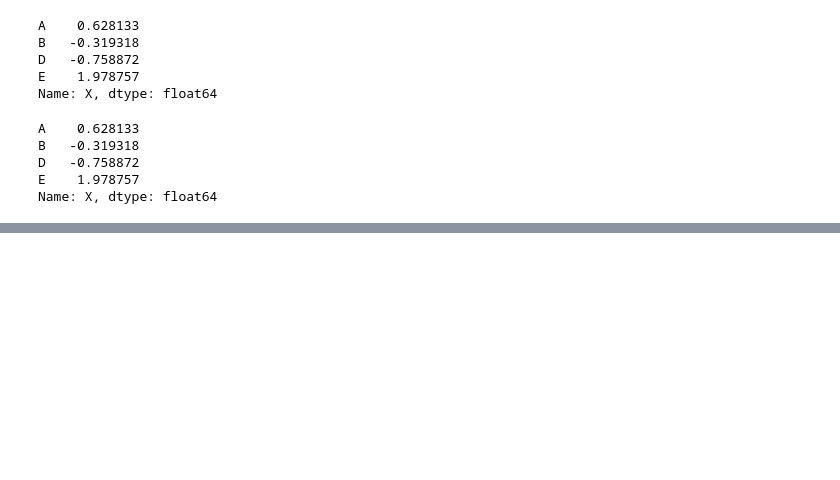
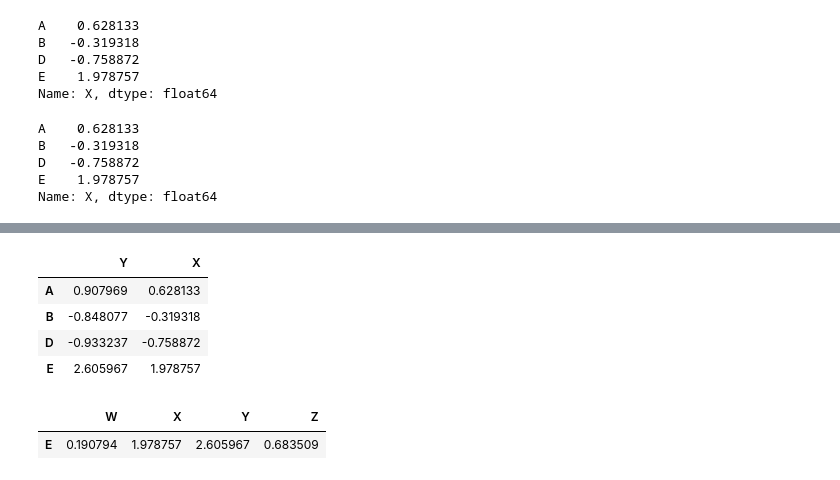
Before and after one commit to ruhulamin005/Data-Science-introduction, a Jupyter notebook: Pandas/Pandas DataFrame.ipynb, the cells around one changed output, grey strips where cells are left out. Cells and saved outputs as stored; diff of their text form; code cells hidden in the pictures; blank space fills up the shorter version.

```diff
--- a/Pandas/Pandas DataFrame.ipynb
+++ b/Pandas/Pandas DataFrame.ipynb
@@ -183,0 +188,11 @@ KeyError: "None of [Index(['YX'], dtype='object')] are in the [columns]"
+# %%
+boolser = df['W']>0
+result = df[boolser]
+mycols = ['Y', 'X']
+result[mycols]
+# %% [output]
+|  | Y | X |
+| A | 0.907969 | 0.628133 |
+| B | -0.848077 | -0.319318 |
+| D | -0.933237 | -0.758872 |
+| E | 2.605967 | 1.978757 |
@@ -183,0 +202,5 @@ KeyError: "None of [Index(['YX'], dtype='object')] are in the [columns]"
+# %%
+df[(df['W']>0) & (df['Y']>1)]
+# %% [output]
+|  | W | X | Y | Z |
+| E | 0.190794 | 1.978757 | 2.605967 | 0.683509 |
```
Also changed, not shown: parts of 10 cells of this notebook.
